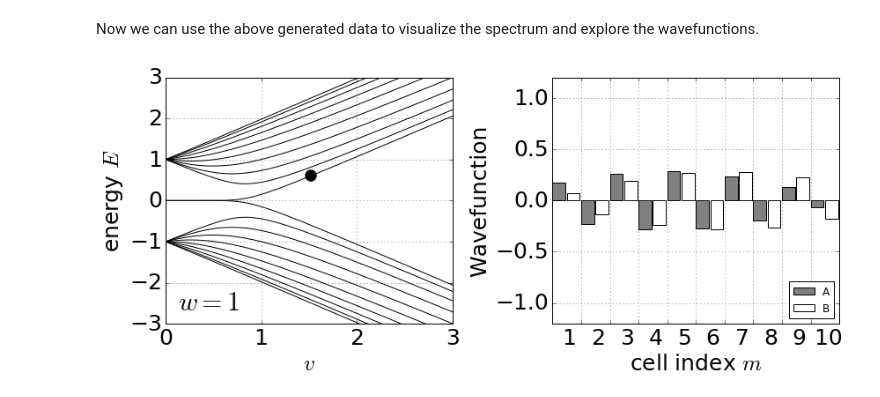
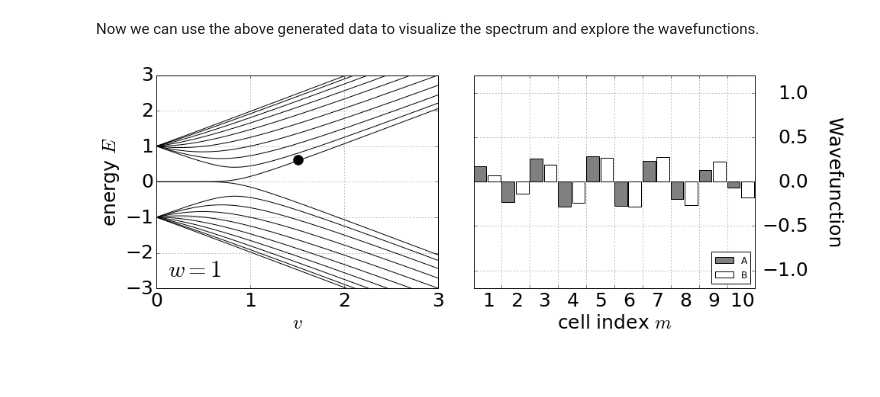
Before and after one commit to oroszl/topins, a Jupyter notebook: SSH.ipynb, the cells around one changed output. Saved outputs shown, nothing was run; the diff lists cells and outputs as text; code cells hidden in the pictures; blank space fills up the shorter version.

Commit message:
minor figure changes in SSH

```diff
--- a/SSH.ipynb
+++ b/SSH.ipynb
@@ -112,39 +112,39 @@ vecdat=reshape(vecdat,[len(vran),2*L,2*L]) # to be more difestable
 # %% [markdown]
 Now we can use the above generated data to visualize the spectrum and explore the wavefunctions.
 # %%
-figsize(12,5)
+figsize(14,5)
 @interact(vi=(0,len(vran)-1),n=(0,19))
 def enpsi(vi=50,n=10):
     subplot(121)
     # Plotting the eigenvalues and
     # a marker showing for which state
     # we are exploring the wavefunction
     plot(vran,dat,'k-');
     plot(vran[vi],dat[vi,n],'ko',markersize=13)
 
     # Make it look like the book
     text(0.125,-2.65,r'$w=1$',fontsize=30);
     xlabel(r'$v$',fontsize=25);
     xticks([0,1,2,3],fontsize=25)
     ylabel(r'energy $E$',fontsize=25);
     yticks(fontsize=25)
     ylim(-2.99,2.99)
     grid()
 
     subplot(122)
     # Plotting the sublattice resolved wavefunction
     bar(array(range(0,2*L,2)),  real(array(vecdat[vi][0::2,n].T)),0.9,color='grey',label='A')  # sublattice A
     bar(array(range(0,2*L,2))+1,real(array(vecdat[vi][1::2,n].T)),0.9,color='white',label='B') # sublattice B
 
     # Make it look like the book
     xticks(2*(array(range(10))),['     '+str(i) for i in array(range(11))[1:]],fontsize=25)
     ylim(-1.2,1.2)
-    yticks(linspace(-1,1,5),fontsize=25)
-    ylabel('Wavefunction',fontsize=25)
+    yticks(linspace(-1,1,5),fontsize=25,x=1.2)
+    ylabel('Wavefunction',fontsize=25,labelpad=-460,rotation=-90)
     grid()
     legend(loc='lower right')
     xlabel(r'cell index $m$',fontsize=25);
 
     tight_layout()
 # %% [output]
-[figure, old version]
+[figure, new version]
```
